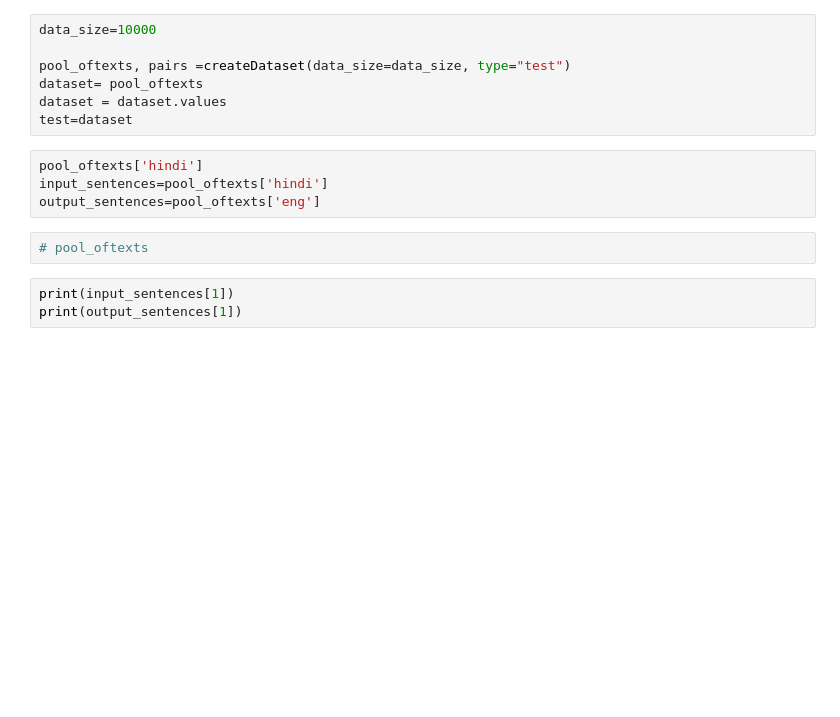
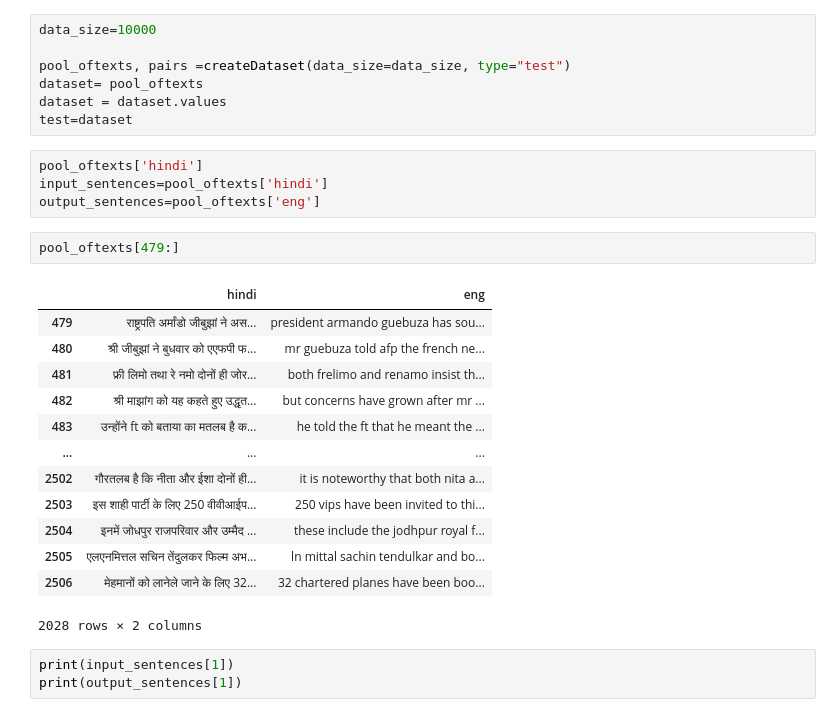
Before and after one commit to ASIF-Mahmud1/machine-translation, a Jupyter notebook: machine-learning/train/gpt/index.ipynb, the cells around one changed output. Cells and saved outputs as stored; diff of their text form; blank space fills up the shorter version.

```diff
--- a/machine-learning/train/gpt/index.ipynb
+++ b/machine-learning/train/gpt/index.ipynb
@@ -41,8 +38,22 @@ test=dataset
 pool_oftexts['hindi']
 input_sentences=pool_oftexts['hindi']
 output_sentences=pool_oftexts['eng']
-# %%
-# pool_oftexts
+# %%
+pool_oftexts[479:]
+# %% [output]
+|  | hindi | eng |
+| 479 | राष्ट्रपति अर्मांडो जीबुझां ने अस... | president armando guebuza has sou... |
+| 480 | श्री जीबुझां ने बुधवार को एएफपी फ... | mr guebuza told afp the french ne... |
+| 481 | फ्री लिमो तथा रे नमो दोनों ही जोर... | both frelimo and renamo insist th... |
+| 482 | श्री माझांग को यह कहते हुए उद्धृत... | but concerns have grown after mr ... |
+| 483 | उन्होंने ft को बताया का मतलब है क... | he told the ft that he meant the ... |
+| ... | ... | ... |
+| 2502 | गौरतलब है कि नीता और ईशा दोनों ही... | it is noteworthy that both nita a... |
+| 2503 | इस शाही पार्टी के लिए 250 वीवीआईप... | 250 vips have been invited to thi... |
+| 2504 | इनमें जोधपुर राजपरिवार और उम्मैद ... | these include the jodhpur royal f... |
+| 2505 | एलएनमित्तल सचिन तेंदुलकर फिल्म अभ... | ln mittal sachin tendulkar and bo... |
+| 2506 | मेहमानों को लानेले जाने के लिए 32... | 32 chartered planes have been boo... |
+2028 rows × 2 columns
 # %%
 print(input_sentences[1])
 print(output_sentences[1])
```
Also changed, not shown: parts of 13 cells of this notebook, 3 other files.
